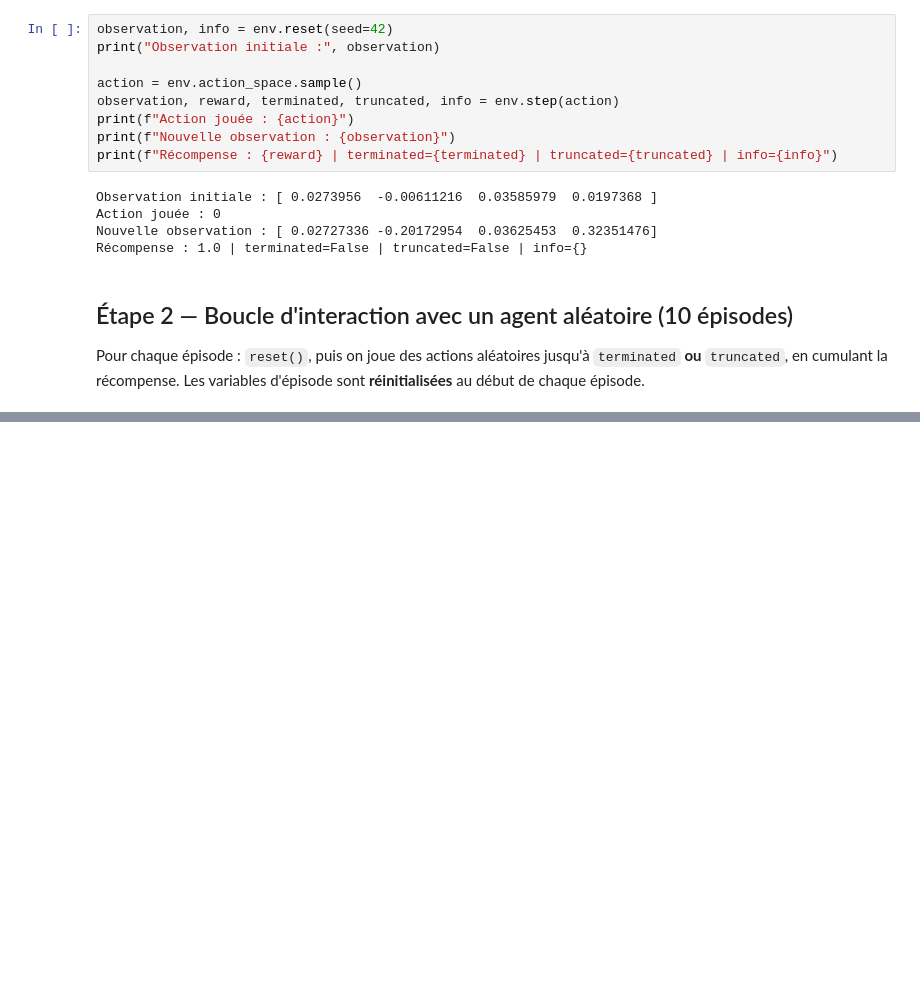
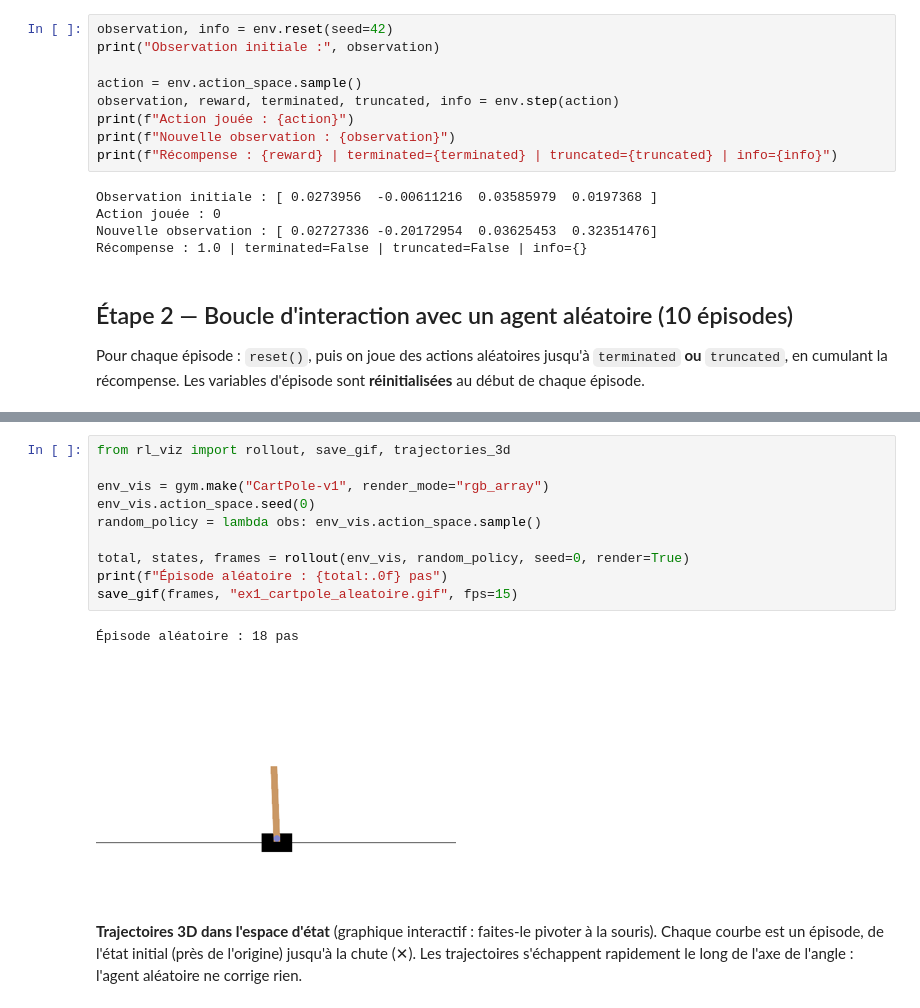
Before and after one commit to Nerion-1337/train_rl_agent, a Jupyter notebook: notebooks/exercice_1_cartpole_bases.ipynb, the cells around one changed output, grey strips where cells are left out. Drawn from its saved outputs; the diff is of its cells as text; blank space fills up the shorter version.

```diff
--- a/notebooks/exercice_1_cartpole_bases.ipynb
+++ b/notebooks/exercice_1_cartpole_bases.ipynb
@@ -155,0 +165,17 @@ plt.legend(); plt.tight_layout(); plt.show()
+# %%
+from rl_viz import rollout, save_gif, trajectories_3d
+
+env_vis = gym.make("CartPole-v1", render_mode="rgb_array")
+env_vis.action_space.seed(0)
+random_policy = lambda obs: env_vis.action_space.sample()
+
+total, states, frames = rollout(env_vis, random_policy, seed=0, render=True)
+print(f"Épisode aléatoire : {total:.0f} pas")
+save_gif(frames, "ex1_cartpole_aleatoire.gif", fps=15)
+# %% [output]
+Épisode aléatoire : 18 pas
+[figure, added]
+# %% [markdown]
+**Trajectoires 3D dans l'espace d'état** (graphique interactif : faites-le pivoter à la souris).
+Chaque courbe est un épisode, de l'état initial (près de l'origine) jusqu'à la chute (✕).
+Les trajectoires s'échappent rapidement le long de l'axe de l'angle : l'agent aléatoire ne corrige rien.
```
Also changed, not shown: parts of 6 cells of this notebook, 18 other files.
